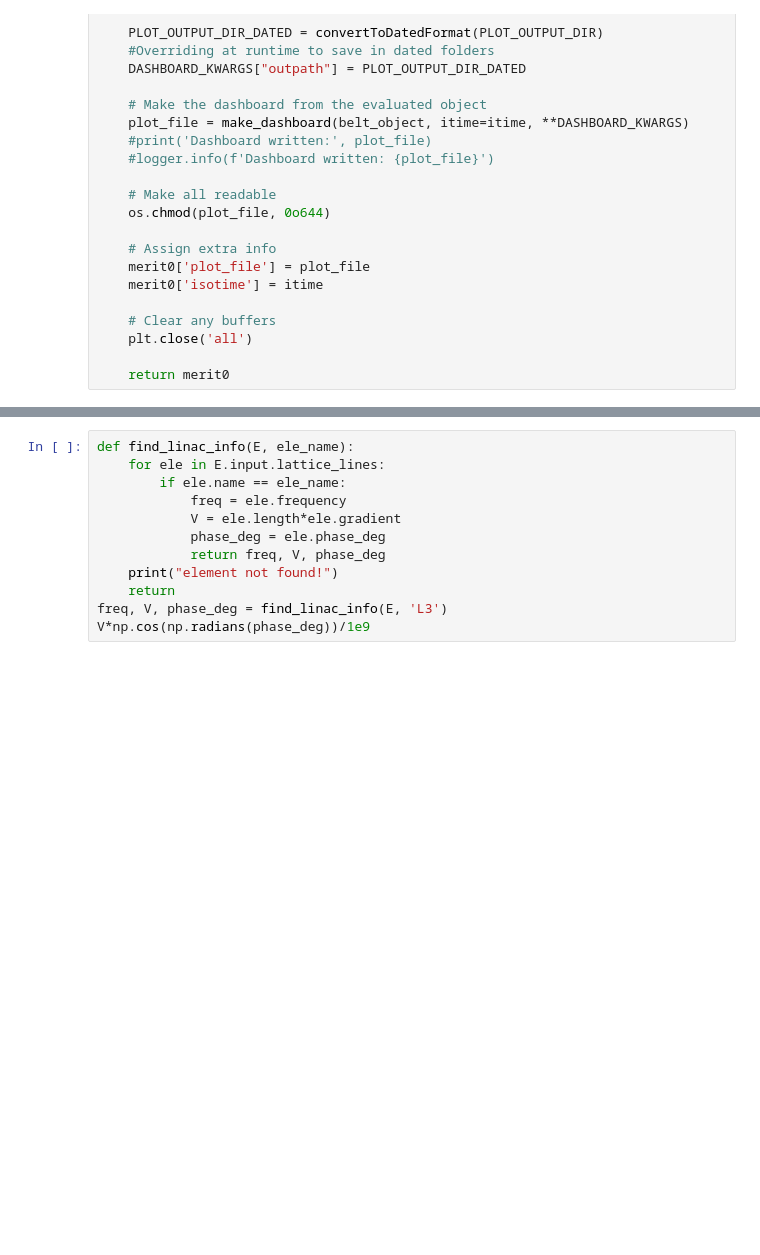
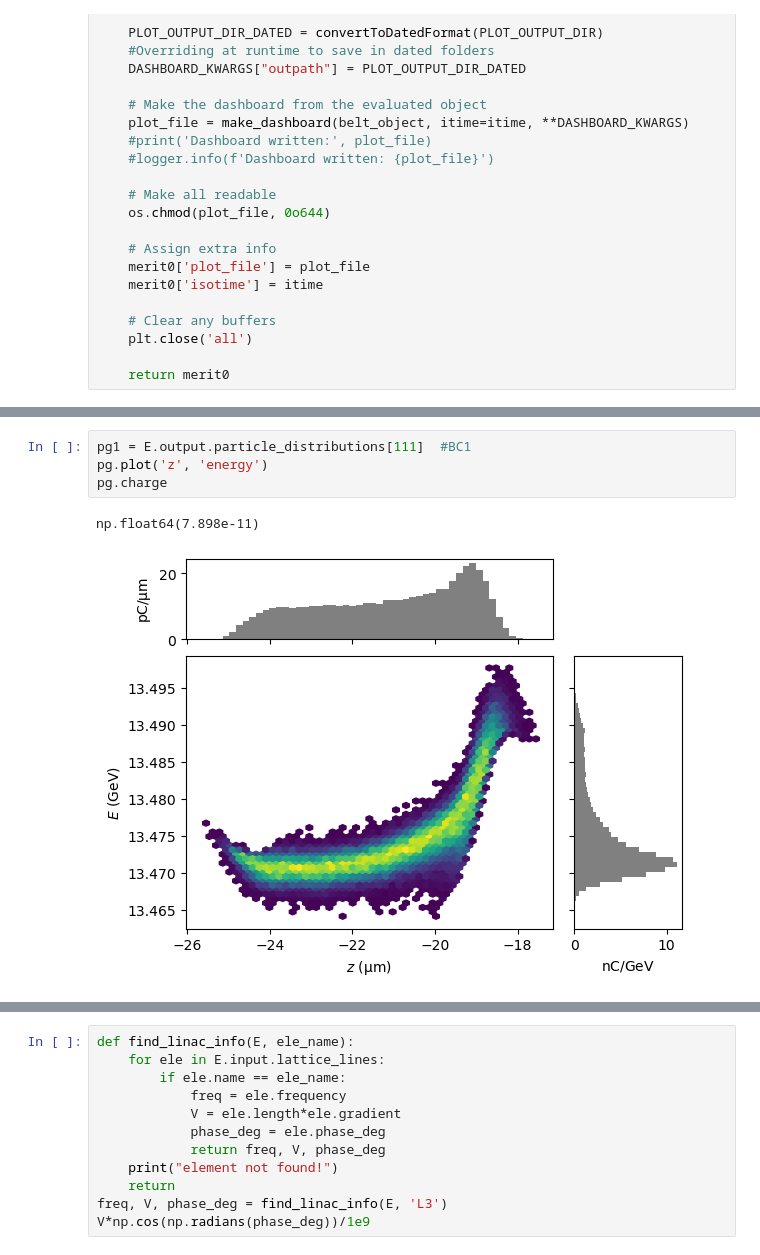
Before and after one commit to slaclab/lume-belt-live, a Jupyter notebook: lume-belt-live-demo-lcls.ipynb, the cells around one changed output, grey strips where cells are left out. Saved outputs shown, nothing was run; the diff lists cells and outputs as text; blank space fills up the shorter version.

```diff
--- a/lume-belt-live-demo-lcls.ipynb
+++ b/lume-belt-live-demo-lcls.ipynb
@@ -860,0 +954,7 @@ E.input.parameters.freq
+# %%
+pg1 = E.output.particle_distributions[111]  #BC1
+pg.plot('z', 'energy')
+pg.charge
+# %% [output]
+np.float64(7.898e-11)
+[figure, added]
```
Also changed, not shown: parts of 22 cells of this notebook, 5 other files.
